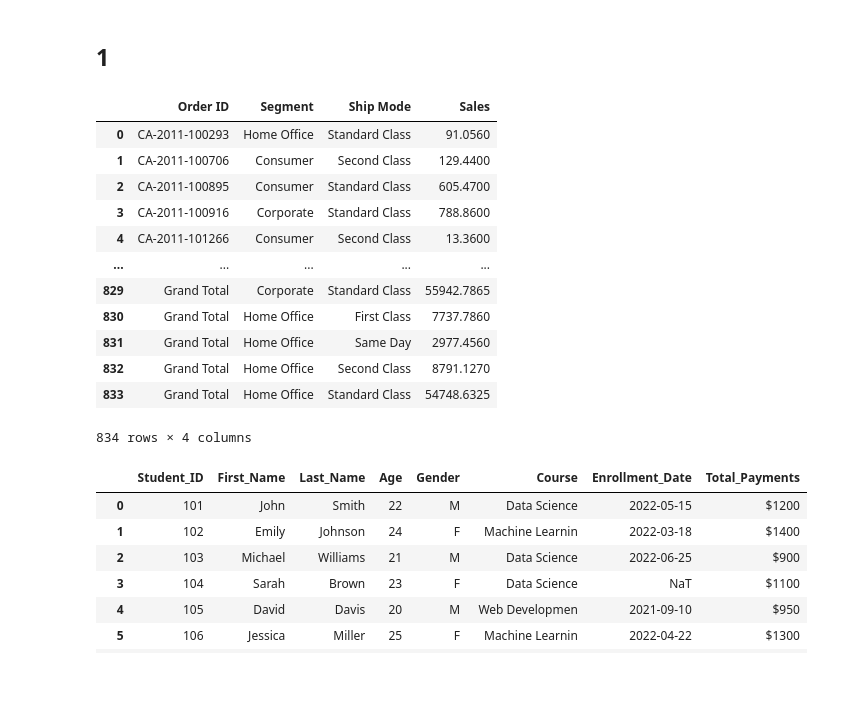
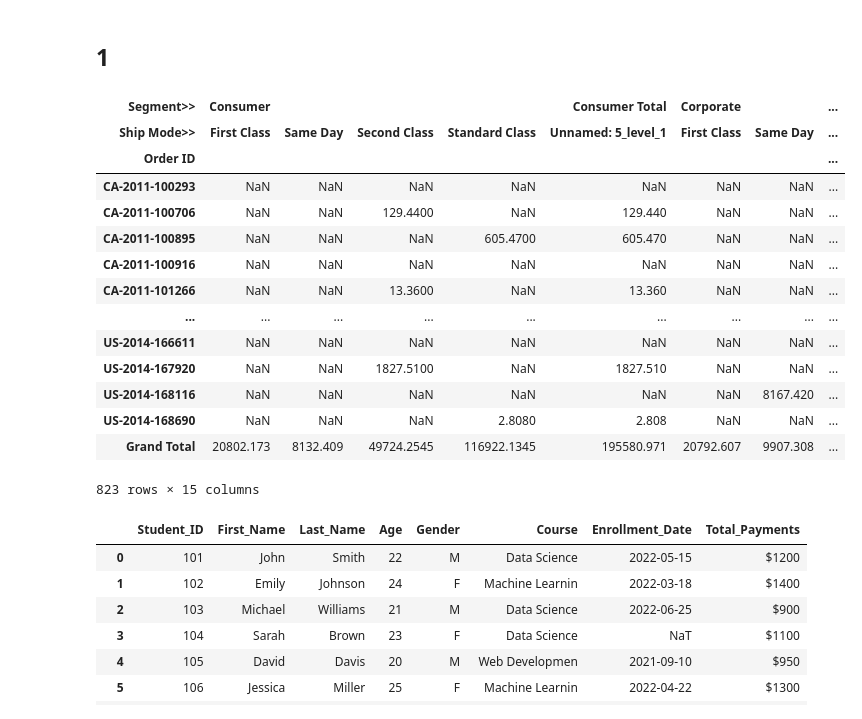
Before and after one commit to George-Michael-Dagogo/Data-cleaning-challenge, a Jupyter notebook: Data Cleaning challenge/Data Cleaning Challenge.ipynb, the cells around one changed output. Saved outputs shown, nothing was run; the diff lists cells and outputs as text; code cells hidden in the pictures; blank space fills up the shorter version.

```diff
--- a/Data Cleaning challenge/Data Cleaning Challenge.ipynb
+++ b/Data Cleaning challenge/Data Cleaning Challenge.ipynb
@@ -197,24 +202,26 @@ two
 ## 1
 # %%
 one = pd.read_excel('1.-Badly-Structured-Sales-Data-1.xlsx',header = [0,1], index_col=[0])
-one = one.drop(['Consumer Total', 'Corporate Total','Home Office Total'], axis=1)
-one = (one.stack([0,1]).rename_axis(['Order ID','Segment>>','Ship Mode>>']).reset_index(name='Sales'))
-one = one.rename(columns={'Segment>>': 'Segment', 'Ship Mode>>': 'Ship Mode'})
+# one = one.drop(['Consumer Total', 'Corporate Total','Home Office Total'], axis=1)
+# one = (one.stack([0,1]).rename_axis(['Order ID','Segment>>','Ship Mode>>']).reset_index(name='Sales'))
+# one = one.rename(columns={'Segment>>': 'Segment', 'Ship Mode>>': 'Ship Mode'})
 one
 # %% [output]
-|  | Order ID | Segment | Ship Mode | Sales |
-| 0 | CA-2011-100293 | Home Office | Standard Class | 91.0560 |
-| 1 | CA-2011-100706 | Consumer | Second Class | 129.4400 |
-| 2 | CA-2011-100895 | Consumer | Standard Class | 605.4700 |
-| 3 | CA-2011-100916 | Corporate | Standard Class | 788.8600 |
-| 4 | CA-2011-101266 | Consumer | Second Class | 13.3600 |
-| ... | ... | ... | ... | ... |
-| 829 | Grand Total | Corporate | Standard Class | 55942.7865 |
-| 830 | Grand Total | Home Office | First Class | 7737.7860 |
-| 831 | Grand Total | Home Office | Same Day | 2977.4560 |
-| 832 | Grand Total | Home Office | Second Class | 8791.1270 |
-| 833 | Grand Total | Home Office | Standard Class | 54748.6325 |
+| Segment>> | Consumer |  |  |  | Consumer Total | Corporate |  | ... |
+| Ship Mode>> | First Class | Same Day | Second Class | Standard Class | Unnamed: 5_level_1 | First Class | Same Day | ... |
+| Order ID |  |  |  |  |  |  |  | ... |
+| CA-2011-100293 | NaN | NaN | NaN | NaN | NaN | NaN | NaN | ... |
+| CA-2011-100706 | NaN | NaN | 129.4400 | NaN | 129.440 | NaN | NaN | ... |
+| CA-2011-100895 | NaN | NaN | NaN | 605.4700 | 605.470 | NaN | NaN | ... |
+| CA-2011-100916 | NaN | NaN | NaN | NaN | NaN | NaN | NaN | ... |
+| CA-2011-101266 | NaN | NaN | 13.3600 | NaN | 13.360 | NaN | NaN | ... |
+| ... | ... | ... | ... | ... | ... | ... | ... | ... |
+| US-2014-166611 | NaN | NaN | NaN | NaN | NaN | NaN | NaN | ... |
+| US-2014-167920 | NaN | NaN | 1827.5100 | NaN | 1827.510 | NaN | NaN | ... |
+| US-2014-168116 | NaN | NaN | NaN | NaN | NaN | NaN | 8167.420 | ... |
+| US-2014-168690 | NaN | NaN | NaN | 2.8080 | 2.808 | NaN | NaN | ... |
+| Grand Total | 20802.173 | 8132.409 | 49724.2545 | 116922.1345 | 195580.971 | 20792.607 | 9907.308 | ... |
-834 rows × 4 columns
+823 rows × 15 columns
 # %%
 from io import StringIO
 import pandas as pd
```
Also changed, not shown: parts of 8 cells of this notebook, 3 other files.
